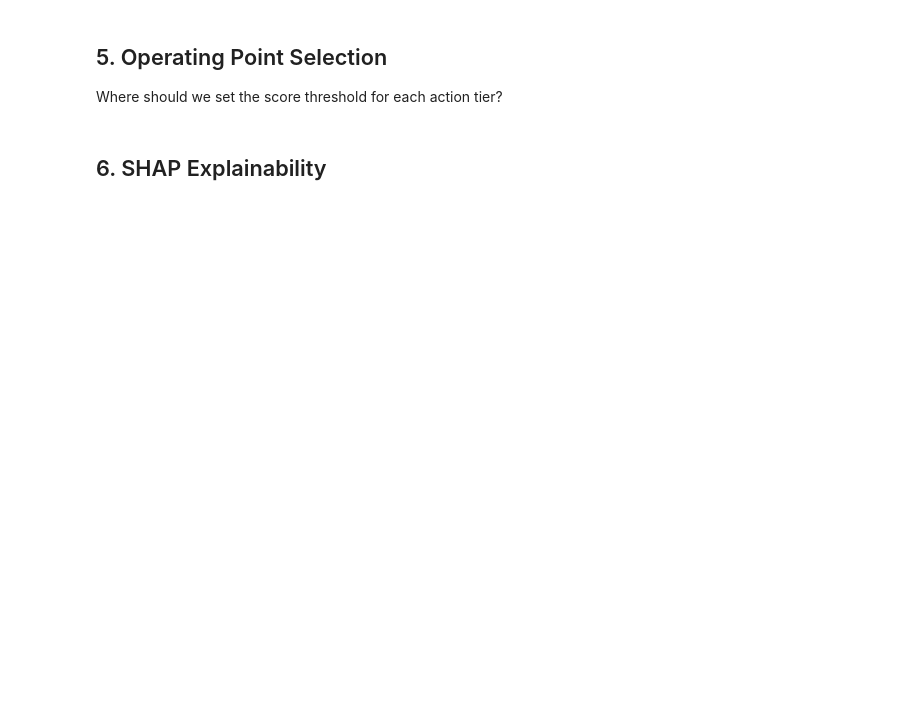
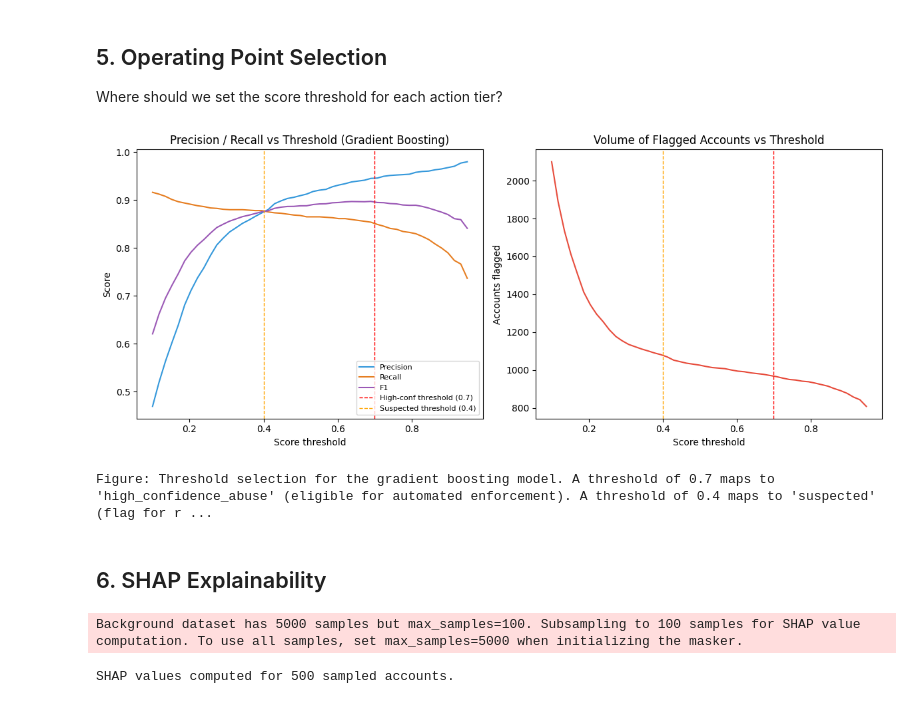
Before and after one commit to violaciao/ghost-watcher, a Jupyter notebook: 05_detection/ml_based.ipynb, the cells around one changed output. Cells and saved outputs as stored; diff of their text form; code cells hidden in the pictures; blank space fills up the shorter version.

```diff
--- a/05_detection/ml_based.ipynb
+++ b/05_detection/ml_based.ipynb
@@ -151,34 +189,26 @@ print("Figure: Logistic regression coefficients. Positive values indicate featur
 # %%
-abuse_count = int(y.sum())
-clean_count = int((y == 0).sum())
-scale_pos_weight = clean_count / abuse_count
-
-xgb_model = XGBClassifier(
-    n_estimators=300,
+gbt_model = HistGradientBoostingClassifier(
+    max_iter=300,
     max_depth=4,
     learning_rate=0.05,
-    subsample=0.8,
-    colsample_bytree=0.8,
-    scale_pos_weight=scale_pos_weight,
+    class_weight="balanced",
     random_state=RANDOM_SEED,
-    eval_metric="aucpr",
-    verbosity=0,
 )
 
-xgb_proba = cross_val_predict(
-    xgb_model, X, y, cv=cv, method="predict_proba"
+gbt_proba = cross_val_predict(
+    gbt_model, X, y, cv=cv, method="predict_proba"
 )[:, 1]
 
-xgb_ap = average_precision_score(y, xgb_proba)
-xgb_auc = roc_auc_score(y, xgb_proba)
+gbt_ap = average_precision_score(y, gbt_proba)
+gbt_auc = roc_auc_score(y, gbt_proba)
 
-print(f"XGBoost ({CV_FOLDS}-fold CV):")
-print(f"  Average Precision (AP): {xgb_ap:.3f}")
-print(f"  ROC-AUC: {xgb_auc:.3f}")
+print(f"HistGradientBoosting ({CV_FOLDS}-fold CV):")
+print(f"  Average Precision (AP): {gbt_ap:.3f}")
+print(f"  ROC-AUC: {gbt_auc:.3f}")
 
 print(f"\nImprovement over logistic regression:")
-print(f"  AP: +{xgb_ap - logit_ap:.3f}")
-print(f"  AUC: +{xgb_auc - logit_auc:.3f}")
+print(f"  AP: +{gbt_ap - logit_ap:.3f}")
+print(f"  AUC: +{gbt_auc - logit_auc:.3f}")
 
 # Fit on full data for SHAP
-xgb_model.fit(X, y)
+gbt_model.fit(X, y)
@@ -217,47 +257,55 @@ Where should we set the score threshold for each action tier?
 thresholds = np.linspace(0.1, 0.95, 50)
 op_results = []
 for t in thresholds:
-    y_pred = (xgb_proba >= t).astype(int)
+    y_pred = (gbt_proba >= t).astype(int)
     p = precision_score(y, y_pred, zero_division=0)
     r = recall_score(y, y_pred, zero_division=0)
-    f1 = f1_score(y, y_pred, zero_division=0) if (p + r) > 0 else 0
+    f1 = f1_score(y, y_pred, zero_division=0)
     op_results.append({"threshold": t, "precision": p, "recall": r, "f1": f1, "flagged": int(y_pred.sum())})
 
 op_df = pd.DataFrame(op_results)
 
 fig, axes = plt.subplots(1, 2, figsize=FIGSIZE)
 
 ax = axes[0]
 ax.plot(op_df["threshold"], op_df["precision"], label="Precision", color="#3498db")
 ax.plot(op_df["threshold"], op_df["recall"], label="Recall", color="#e67e22")
 ax.plot(op_df["threshold"], op_df["f1"], label="F1", color="#9b59b6")
 ax.axvline(0.7, color="red", linestyle="--", linewidth=1, label="High-conf threshold (0.7)")
 ax.axvline(0.4, color="orange", linestyle="--", linewidth=1, label="Suspected threshold (0.4)")
 ax.set_xlabel("Score threshold")
 ax.set_ylabel("Score")
-ax.set_title("Precision / Recall vs Threshold (XGBoost)")
+ax.set_title("Precision / Recall vs Threshold (Gradient Boosting)")
 ax.legend(fontsize=8)
 
 ax = axes[1]
-ax.plot(op_df["threshold"], op_df["flagged"], color="#e74c3c")
+ax.plot(op_df["threshold"], op_df["flagged"], color=COLOR_GBT)
 ax.axvline(0.7, color="red", linestyle="--", linewidth=1)
 ax.axvline(0.4, color="orange", linestyle="--", linewidth=1)
 ax.set_xlabel("Score threshold")
 ax.set_ylabel("Accounts flagged")
 ax.set_title("Volume of Flagged Accounts vs Threshold")
 
 plt.tight_layout()
 plt.show()
-print("Figure: Threshold selection for the XGBoost model. A threshold of 0.7 maps to 'high_confidence_abuse' (eligible for automated enforcement). A threshold of 0.4 maps to 'suspected' (flag for review). These thresholds should be calibrated against real-world label noise and enforcement capacity.")
+print("Figure: Threshold selection for the gradient boosting model. A threshold of 0.7 maps to 'high_confidence_abuse' (eligible for automated enforcement). A threshold of 0.4 maps to 'suspected' (flag for review). These thresholds should be calibrated against real-world label noise and enforcement capacity.")
+# %% [output]
+[figure, added]
+Figure: Threshold selection for the gradient boosting model. A threshold of 0.7 maps to 'high_confidence_abuse' (eligible for automated enforcement). A threshold of 0.4 maps to 'suspected' (flag for r ...
 # %% [markdown]
 ## 6. SHAP Explainability
 # %%
-explainer = shap.TreeExplainer(xgb_model)
+# shap.Explainer auto-selects the best explainer for the model type
+explainer = shap.Explainer(gbt_model, X)
 
 # Sample 500 accounts for SHAP (full dataset can be slow)
 sample_idx = np.random.default_rng(RANDOM_SEED).integers(0, len(X), 500)
 X_sample = X.iloc[sample_idx]
-shap_values = explainer.shap_values(X_sample)
+# check_additivity=False: known compatibility quirk with HistGradientBoostingClassifier
+shap_values = explainer(X_sample, check_additivity=False)
 
 print(f"SHAP values computed for {len(X_sample)} sampled accounts.")
+# %% [output]
+Background dataset has 5000 samples but max_samples=100. Subsampling to 100 samples for SHAP value computation. To use all samples, set max_samples=5000 when initializing the masker.
+SHAP values computed for 500 sampled accounts.
 # %%
```
Also changed, not shown: parts of 13 cells of this notebook, 4 other files.
